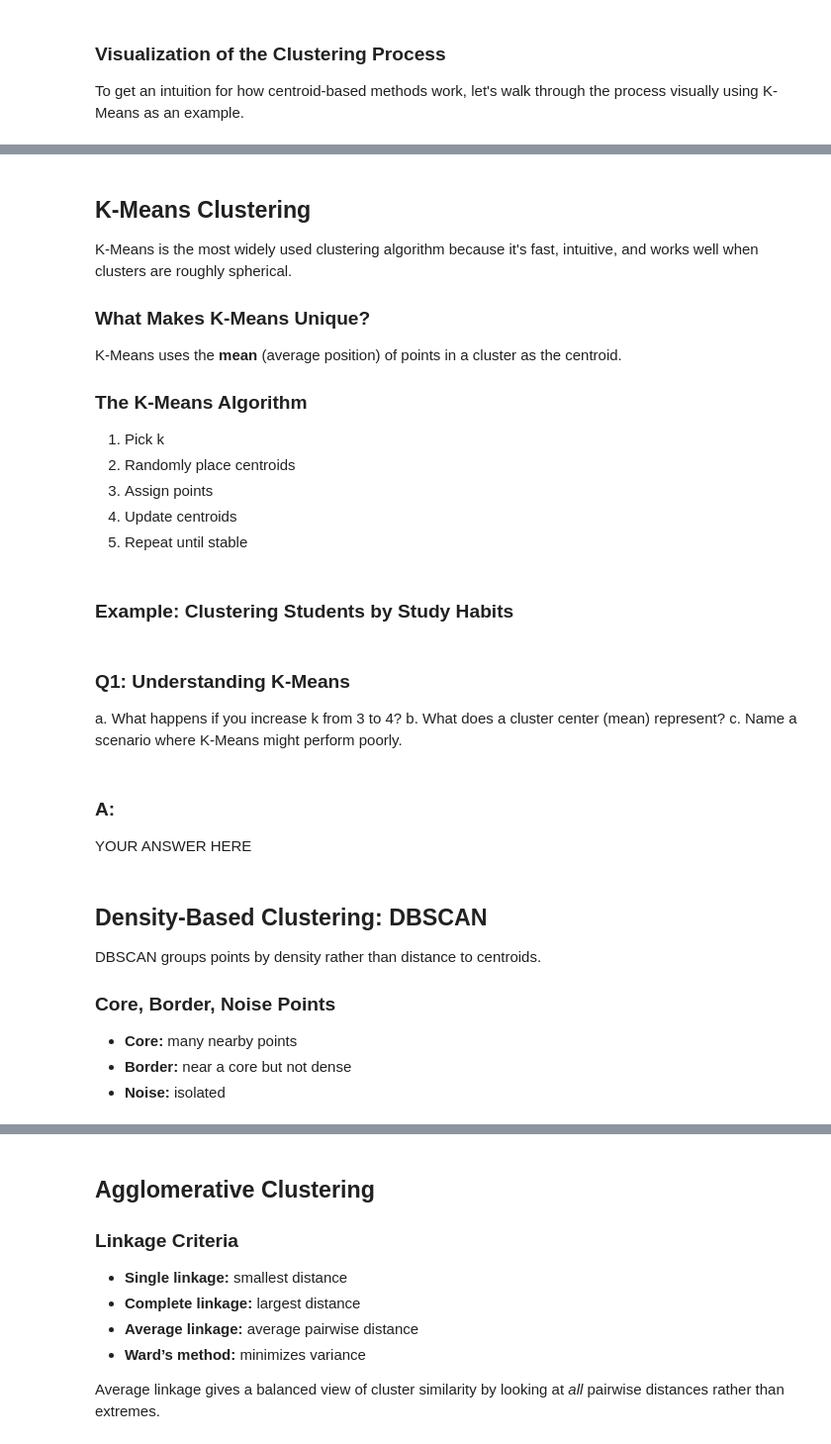
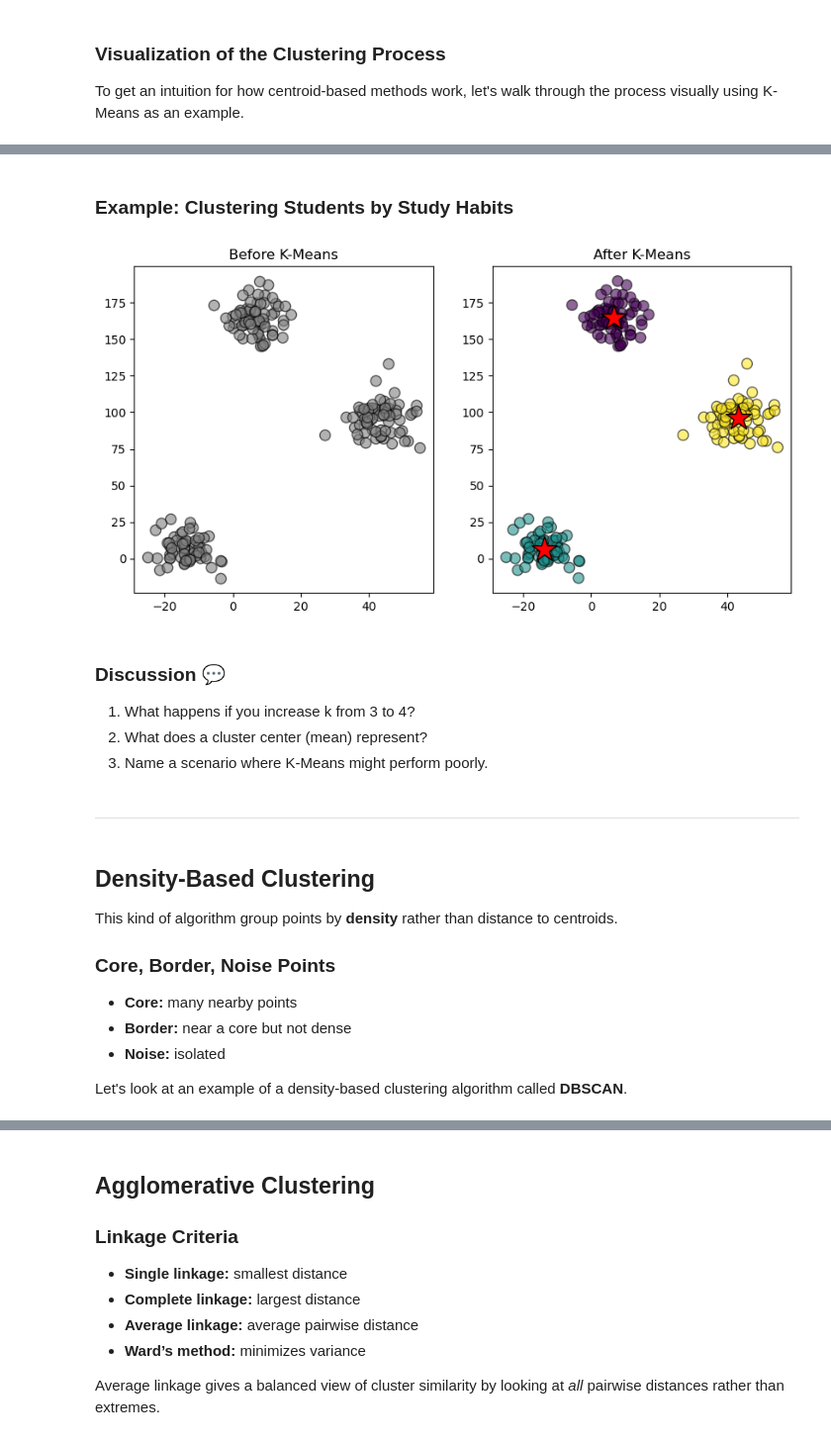
Before and after one commit to willcho5603/bwsi-comp-problem-solving, a Jupyter notebook: mod6_unsupervised_learning/1_types_of_unsupervised_learning.ipynb, the cells around one changed output, grey strips where cells are left out. Shown: that part at 99% size. Saved outputs shown, nothing was run; the diff lists cells and outputs as text; code cells hidden in the pictures.

```diff
--- a/mod6_unsupervised_learning/1_types_of_unsupervised_learning.ipynb
+++ b/mod6_unsupervised_learning/1_types_of_unsupervised_learning.ipynb
@@ -86,57 +106,46 @@ plt.show()
-# %% [markdown]
-## K-Means Clustering
-
-K-Means is the most widely used clustering algorithm because it's fast, intuitive, and works well when clusters are roughly spherical.
-
-### What Makes K-Means Unique?
-K-Means uses the **mean** (average position) of points in a cluster as the centroid.
-
-### The K-Means Algorithm
-1. Pick k
-2. Randomly place centroids
-3. Assign points
-4. Update centroids
-5. Repeat until stable
 # %% [markdown]
 ### Example: Clustering Students by Study Habits
 # %%
 np.random.seed(42)
 n_students = 200
-X_students, true_labels = make_blobs(n_samples=n_students, centers=3, cluster_std=1.0, random_state=42)
+X_students, _ = make_blobs(n_samples=n_students, centers=3, cluster_std=1.0, random_state=42)
 X_students[:, 0] = X_students[:, 0] * 5 + 20
 X_students[:, 1] = X_students[:, 1] * 10 + 75
 kmeans = KMeans(n_clusters=3, random_state=42, n_init=10)
 labels = kmeans.fit_predict(X_students)
 centers = kmeans.cluster_centers_
 
-plt.figure(figsize=(12, 5))
+plt.figure(figsize=(10,5))
 plt.subplot(1, 2, 1)
 plt.scatter(X_students[:, 0], X_students[:, 1], c='gray', s=80, alpha=0.6, edgecolors='black')
 plt.title('Before K-Means')
 
 plt.subplot(1, 2, 2)
 plt.scatter(X_students[:, 0], X_students[:, 1], c=labels, cmap='viridis', s=80, alpha=0.6, edgecolors='black')
 plt.scatter(centers[:, 0], centers[:, 1], c='red', s=500, marker='*', edgecolors='black')
 plt.title('After K-Means')
 
 plt.show()
+# %% [output]
+[figure, added]
 # %% [markdown]
-### Q1: Understanding K-Means
-a. What happens if you increase k from 3 to 4?
-b. What does a cluster center (mean) represent?
-c. Name a scenario where K-Means might perform poorly.
+### Discussion 💬
+1. What happens if you increase k from 3 to 4?
+2. What does a cluster center (mean) represent?
+3. Name a scenario where K-Means might perform poorly.
-# %% [markdown]
-### A:
-YOUR ANSWER HERE
+# %% [markdown]
+----
 # %% [markdown]
-## Density-Based Clustering: DBSCAN
+## Density-Based Clustering
 
-DBSCAN groups points by density rather than distance to centroids.
+This kind of algorithm group points by **density** rather than distance to centroids.
 
 ### Core, Border, Noise Points
 - **Core:** many nearby points
 - **Border:** near a core but not dense
 - **Noise:** isolated
+
+Let's look at an example of a density-based clustering algorithm called **DBSCAN**.
 # %%
 X_moons, _ = make_moons(n_samples=300, noise=0.05, random_state=42)
 kmeans_moons = KMeans(n_clusters=2, random_state=42)
```
Also changed, not shown: parts of 20 cells of this notebook.
